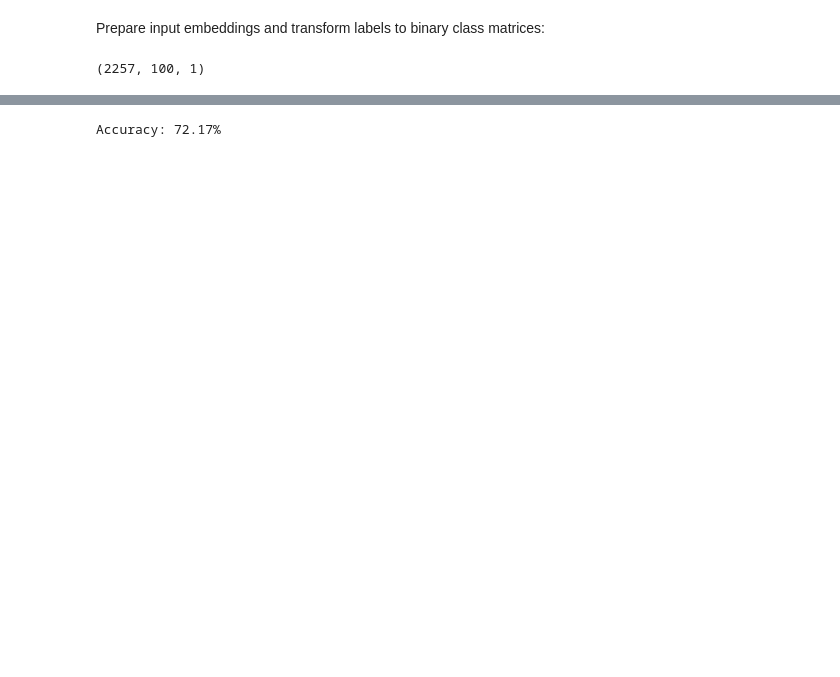
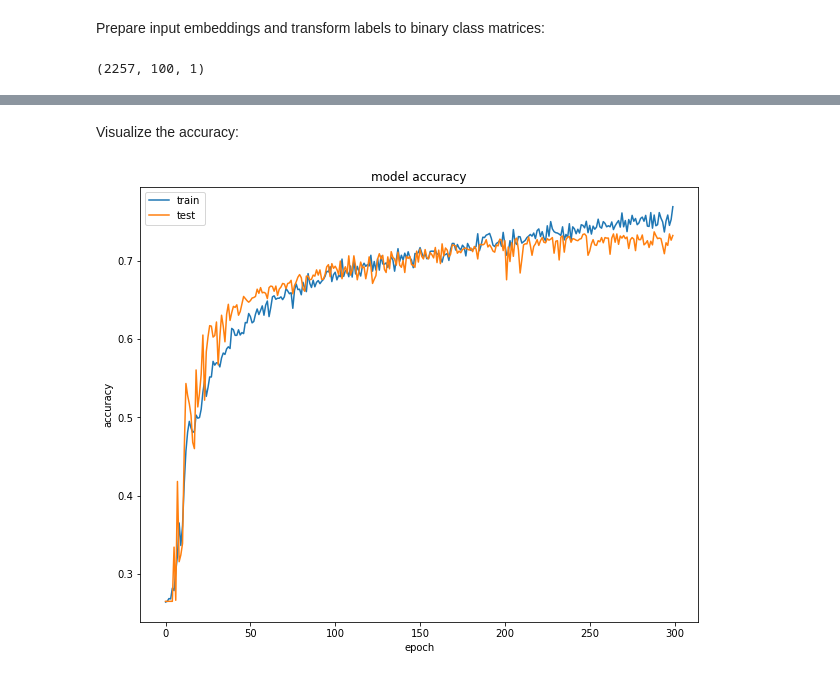
Before and after one commit to Miretz/data-science-portfolio, a Jupyter notebook: notebooks/GloveWord2vec.ipynb, the cells around one changed output, grey strips where cells are left out. Saved outputs shown, nothing was run; the diff lists cells and outputs as text; code cells hidden in the pictures; blank space fills up the shorter version.

```diff
--- a/notebooks/GloveWord2vec.ipynb
+++ b/notebooks/GloveWord2vec.ipynb
@@ -167,18 +169,20 @@ Define our model:
 # %%
-from keras import optimizers
+model = Sequential()
 
-model = Sequential()
-model.add(Conv1D(32, 3, activation='relu', input_shape=(100,1)))
+model.add(Conv1D(64, 3, activation='relu', input_shape=(100,1)))
 model.add(MaxPooling1D(3))
-model.add(Conv1D(64, 3, activation='relu'))
+
+model.add(Conv1D(64, 4, activation='relu'))
+model.add(MaxPooling1D(4))
+
+model.add(Conv1D(32, 5, activation='relu'))
 model.add(GlobalAveragePooling1D())
-model.add(Dropout(1.0))
-model.add(Dense(len(categories), activation='softmax', kernel_initializer='random_uniform'))
 
-sgd = optimizers.SGD(lr=0.1, decay=1e-6, momentum=0.9, nesterov=True)
+model.add(Dropout(0.3))
+model.add(Dense(len(categories), activation='softmax'))
 
 model.compile(loss='categorical_crossentropy',
-              optimizer=sgd,
+              optimizer='adam',
               metrics=['accuracy'])
 
 print(model.summary())
@@ -208,9 +209,15 @@ Now let's train it an check the accuracy:
 # %%
 %%time
 
-model.fit(x_train, y_train,
-          batch_size=128,
+history = model.fit(x_train, y_train,
+          batch_size=256,
           epochs=300,
           shuffle=True,
+          verbose=0,
           validation_data=(x_test, y_test))
+
+print('Training done.')
+
+scores = model.evaluate(x_test, y_test, verbose=0)
+print("Accuracy: %.2f%%" % (scores[1]*100))
 # %% [output]
@@ -235,5 +227,14 @@ Wall time: 1min 22s
-# %%
-scores = model.evaluate(x_test, y_test, verbose=0)
-print("Accuracy: %.2f%%" % (scores[1]*100))
-# %% [output]
-Accuracy: 72.17%
+# %% [markdown]
+Visualize the accuracy:
+# %%
+# summarize history for accuracy
+plt.figure(figsize=(10,8))
+plt.plot(history.history['acc'])
+plt.plot(history.history['val_acc'])
+plt.title('model accuracy')
+plt.ylabel('accuracy')
+plt.xlabel('epoch')
+plt.legend(['train', 'test'], loc='upper left')
+plt.show()
+# %% [output]
+[figure, added]
```
Also changed, not shown: parts of 9 cells of this notebook, 3 other files.
